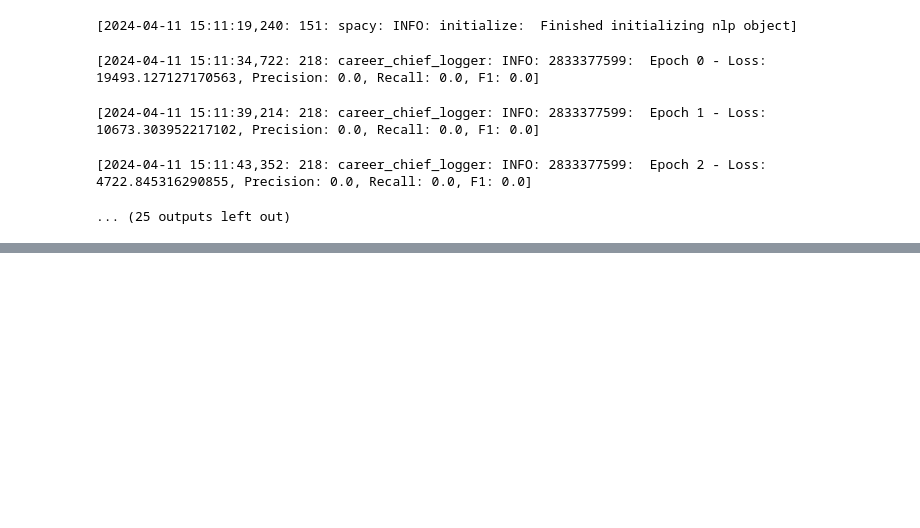
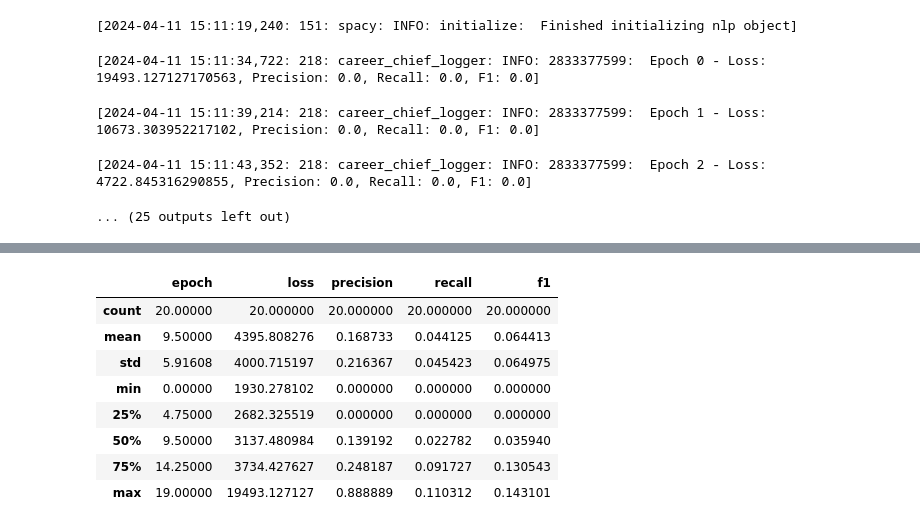
Before and after one commit to etietopabraham/career_chief_rep, a Jupyter notebook: research/spacy_custom_ner.ipynb, the cells around one changed output, grey strips where cells are left out. Cells and saved outputs as stored; diff of their text form; code cells hidden in the pictures; blank space fills up the shorter version.

```diff
--- a/research/spacy_custom_ner.ipynb
+++ b/research/spacy_custom_ner.ipynb
@@ -915,0 +937,13 @@ Staffigo is in the business of providin...
+# %%
+custom_ner_data = pd.read_csv('artifacts/model_training/spacy_ner/output/training_metrics_ner_custom.csv')
+custom_ner_data.describe()
+# %% [output]
+|  | epoch | loss | precision | recall | f1 |
+| count | 20.00000 | 20.000000 | 20.000000 | 20.000000 | 20.000000 |
+| mean | 9.50000 | 4395.808276 | 0.168733 | 0.044125 | 0.064413 |
+| std | 5.91608 | 4000.715197 | 0.216367 | 0.045423 | 0.064975 |
+| min | 0.00000 | 1930.278102 | 0.000000 | 0.000000 | 0.000000 |
+| 25% | 4.75000 | 2682.325519 | 0.000000 | 0.000000 | 0.000000 |
+| 50% | 9.50000 | 3137.480984 | 0.139192 | 0.022782 | 0.035940 |
+| 75% | 14.25000 | 3734.427627 | 0.248187 | 0.091727 | 0.130543 |
+| max | 19.00000 | 19493.127127 | 0.888889 | 0.110312 | 0.143101 |
```
Also changed, not shown: parts of 11 cells of this notebook, 8 other files.
